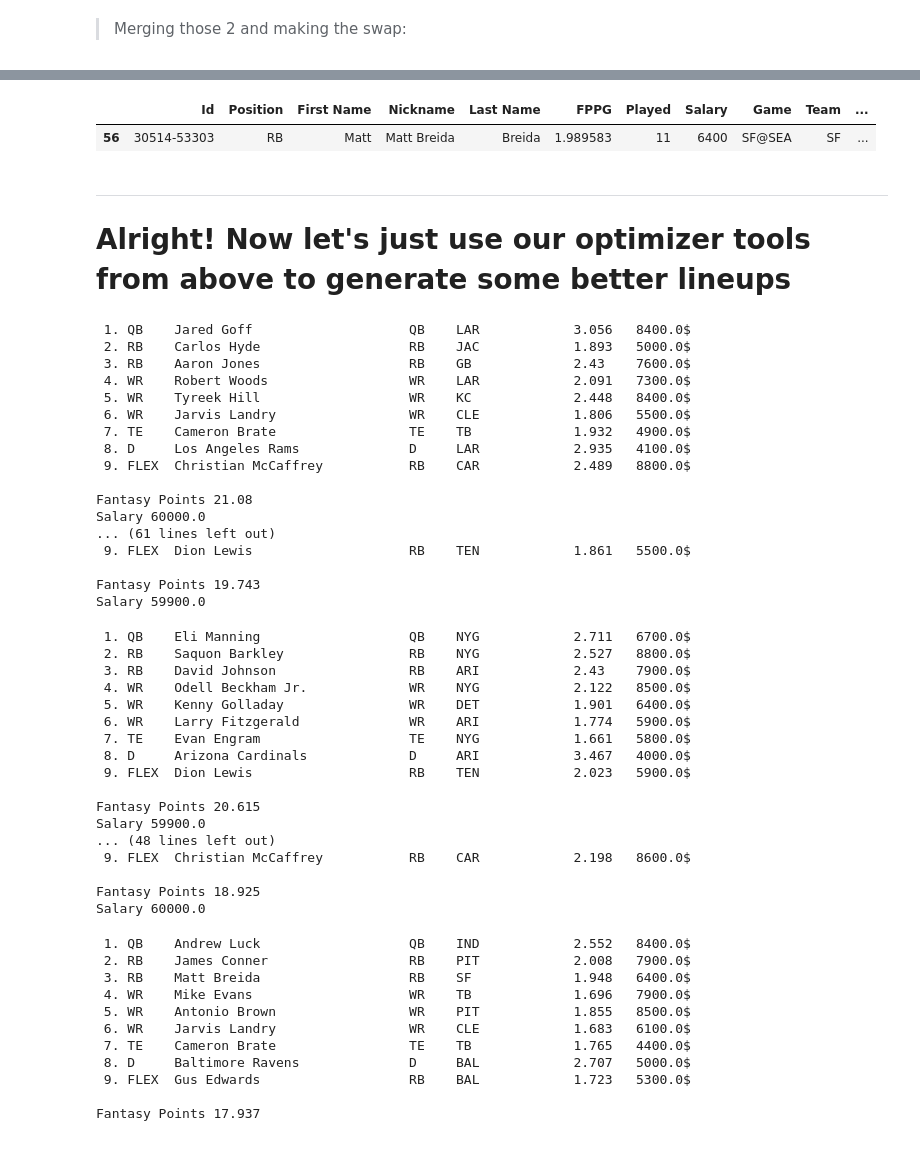
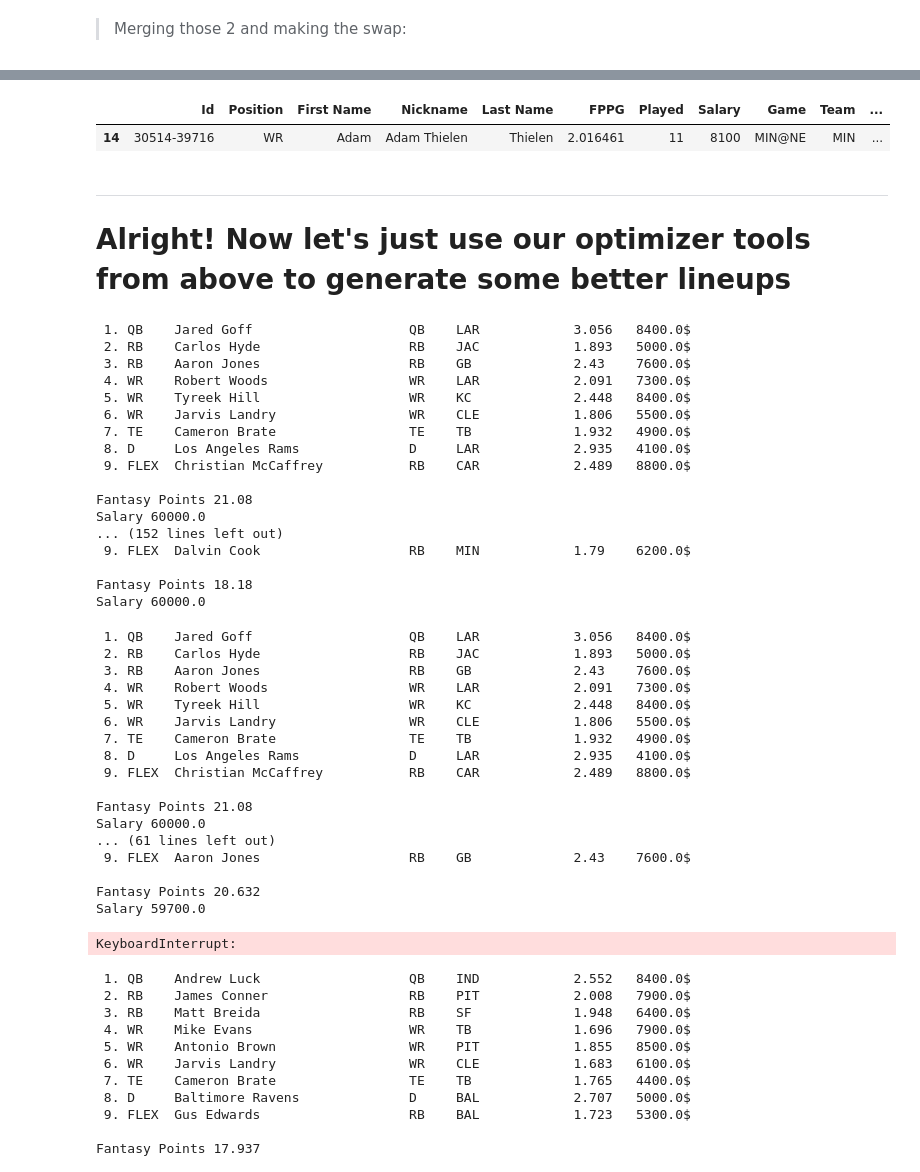
Before and after one commit to dodgemcintosh/FFML, a Jupyter notebook: 7-Generating-FanDuel-Lineups.ipynb, the cells around one changed output, grey strips where cells are left out. Saved outputs shown, nothing was run; the diff lists cells and outputs as text; code cells hidden in the pictures.

```diff
--- a/7-Generating-FanDuel-Lineups.ipynb
+++ b/7-Generating-FanDuel-Lineups.ipynb
@@ -147,10 +147,10 @@ master_projections.loc[master_projections.Position == 'D', :].sort_values('FPPG'
 | 167 | 30514-12550 | D | Seattle | Seattle Seahawks | Seahawks | 2.811594 | 11 | 4600 | SF@SEA | SEA | ... |
 | 195 | 30514-12534 | D | Tennessee | Tennessee Titans | Titans | 2.598485 | 11 | 4400 | NYJ@TEN | TEN | ... |
 # %%
-master_projections.loc[(master_projections.Nickname == 'Matt Breida'), :]
+master_projections.loc[(master_projections.Nickname == 'Adam Thielen'), :]
 # %% [output]
 |  | Id | Position | First Name | Nickname | Last Name | FPPG | Played | Salary | Game | Team | ... |
-| 56 | 30514-53303 | RB | Matt | Matt Breida | Breida | 1.989583 | 11 | 6400 | SF@SEA | SF | ... |
+| 14 | 30514-39716 | WR | Adam | Adam Thielen | Thielen | 2.016461 | 11 | 8100 | MIN@NE | MIN | ... |
 # %% [markdown]
 ___
 # Alright! Now let's just use our optimizer tools from above to generate some better lineups
@@ -170,17 +170,17 @@ for each_player in all_removals:
     optimizer.remove_player(each_player)
 
 # Setting positional constraints
-optimizer.set_players_with_same_position({'TE': 0})
+# optimizer.set_players_with_same_position({'TE': 0})
 # No stacking on this one
 
 # Making more randomness
-optimizer.set_deviation(0.06, 0.24)
+optimizer.set_deviation(0.00, 0.16)
 
 # Setting a minimum salary cap
 optimizer.set_min_salary_cap(58000)
 
 # Generating 20 lineups
-for lineup in optimizer.optimize(n=6, max_exposure=.35):
+for lineup in optimizer.optimize(n=13, max_exposure=.25):
     print(lineup, '\n')
 # %% [output]
  1. QB    Jared Goff                    QB    LAR            3.056   8400.0$
@@ -195,11 +195,11 @@ for lineup in optimizer.optimize(n=6, max_exposure=.35):
 
 Fantasy Points 21.08
 Salary 60000.0
-... (61 lines left out)
- 9. FLEX  Dion Lewis                    RB    TEN            1.861   5500.0$
+... (152 lines left out)
+ 9. FLEX  Dalvin Cook                   RB    MIN            1.79    6200.0$
 
-Fantasy Points 19.743
-Salary 59900.0
+Fantasy Points 18.18
+Salary 60000.0
 # %%
 exporter = CSVLineupExporter(optimizer.optimize(n=20, max_exposure=.25))
 exporter.export('submissions/Week-{}/fanduel-lineups-nostacks.csv'.format(current_week))
@@ -226,26 +226,27 @@ optimizer.set_min_salary_cap(58000)
 optimizer.set_max_repeating_players(5)
 
 # Generating 20 lineups
-for lineup in optimizer.optimize(n=5, max_exposure=.35):
+for lineup in optimizer.optimize(n=30, max_exposure=.35):
     print(lineup, '\n')
 # %% [output]
- 1. QB    Eli Manning                   QB    NYG            2.711   6700.0$
- 2. RB    Saquon Barkley                RB    NYG            2.527   8800.0$
- 3. RB    David Johnson                 RB    ARI            2.43    7900.0$
- 4. WR    Odell Beckham Jr.             WR    NYG            2.122   8500.0$
- 5. WR    Kenny Golladay                WR    DET            1.901   6400.0$
- 6. WR    Larry Fitzgerald              WR    ARI            1.774   5900.0$
- 7. TE    Evan Engram                   TE    NYG            1.661   5800.0$
- 8. D     Arizona Cardinals             D     ARI            3.467   4000.0$
- 9. FLEX  Dion Lewis                    RB    TEN            2.023   5900.0$
+ 1. QB    Jared Goff                    QB    LAR            3.056   8400.0$
+ 2. RB    Carlos Hyde                   RB    JAC            1.893   5000.0$
+ 3. RB    Aaron Jones                   RB    GB             2.43    7600.0$
+ 4. WR    Robert Woods                  WR    LAR            2.091   7300.0$
+ 5. WR    Tyreek Hill                   WR    KC             2.448   8400.0$
+ 6. WR    Jarvis Landry                 WR    CLE            1.806   5500.0$
+ 7. TE    Cameron Brate                 TE    TB             1.932   4900.0$
+ 8. D     Los Angeles Rams              D     LAR            2.935   4100.0$
+ 9. FLEX  Christian McCaffrey           RB    CAR            2.489   8800.0$
 
-Fantasy Points 20.615
-Salary 59900.0
-... (48 lines left out)
- 9. FLEX  Christian McCaffrey           RB    CAR            2.198   8600.0$
+Fantasy Points 21.08
+Salary 60000.0
+... (61 lines left out)
+ 9. FLEX  Aaron Jones                   RB    GB             2.43    7600.0$
 
-Fantasy Points 18.925
-Salary 60000.0
+Fantasy Points 20.632
+Salary 59700.0
+KeyboardInterrupt:
 # %%
 exporter = CSVLineupExporter(optimizer.optimize(n=20, max_exposure=.25))
 exporter.export('submissions/Week-{}/fanduel-lineups-qbwr.csv'.format(current_week))
```
